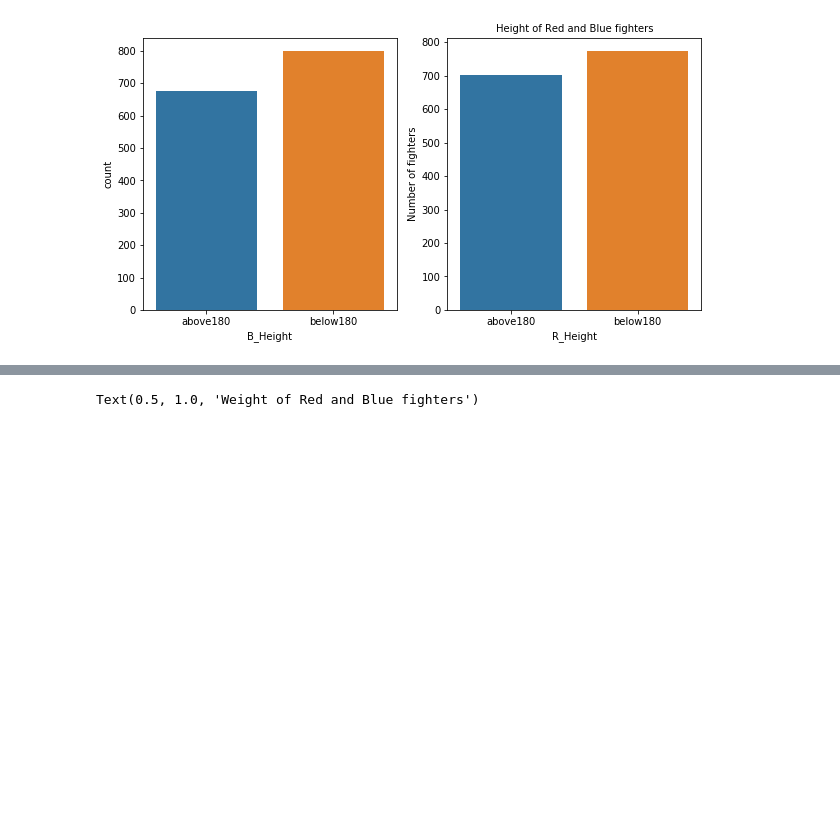
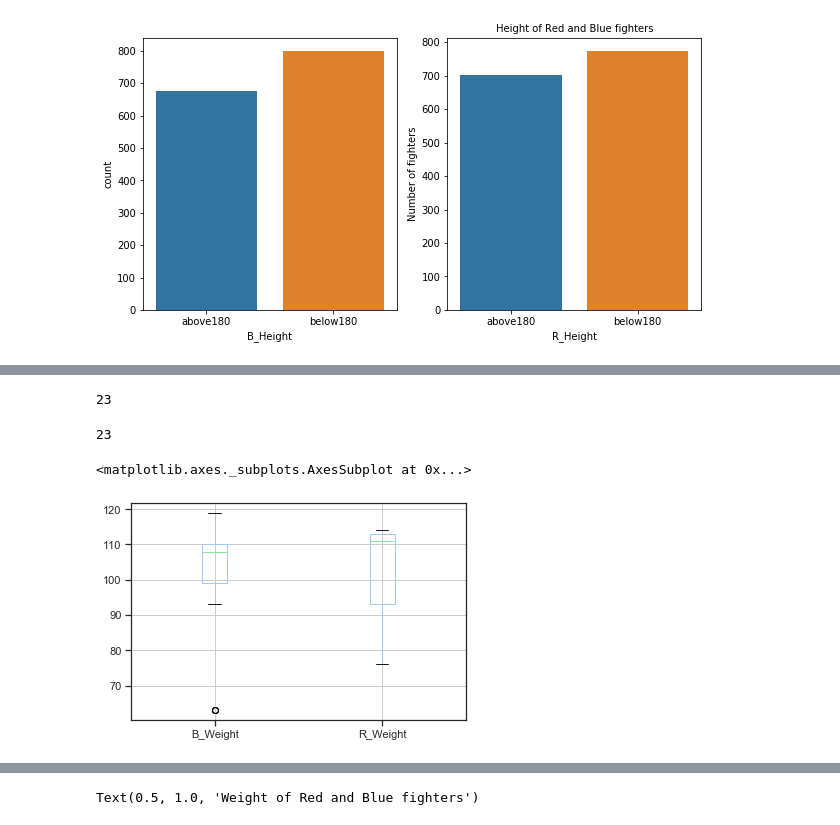
Before and after one commit to ncm103/the_final_project, a Jupyter notebook: nell/visualizations-Copy1.ipynb, the cells around one changed output, grey strips where cells are left out. Cells and saved outputs as stored; diff of their text form; code cells hidden in the pictures; blank space fills up the shorter version.

```diff
--- a/nell/visualizations-Copy1.ipynb
+++ b/nell/visualizations-Copy1.ipynb
@@ -305,5 +311,6 @@ Name: winner, dtype: int64
 # %%
 RWeight = ufc.groupby(['R_Weight']).count()['winner']
 RedWeight = RWeight.sort_values(axis=0, ascending=False)
-RedWeight.head(10)
+RedWeight = pd.DataFrame(RedWeight).reset_index()
+RedWeight
 # %% [output]
@@ -321,0 +341,6 @@ Name: winner, dtype: int64
+# %%
+#weights_merged = pd.concat(RedWeight[['winner']],BlueWeight[['winner']])
+#weights_merged
+
+NewDataSet = pd.merge(BlueWeight,RedWeight)
+NewDataSet
@@ -321,0 +365,17 @@ Name: winner, dtype: int64
+# %%
+len(BlueWeight)
+# %% [output]
+23
+# %%
+len(RedWeight)
+# %% [output]
+23
+# %%
+#box and whisker plot for weights
+sns.set(style="ticks", palette="pastel")
+
+df = pd.DataFrame(NewDataSet, columns=['B_Weight','R_Weight'])
+df.plot.box(grid='True')
+# %% [output]
+<matplotlib.axes._subplots.AxesSubplot at 0x...>
+[figure, added]
```
Also changed, not shown: parts of 12 cells of this notebook.
